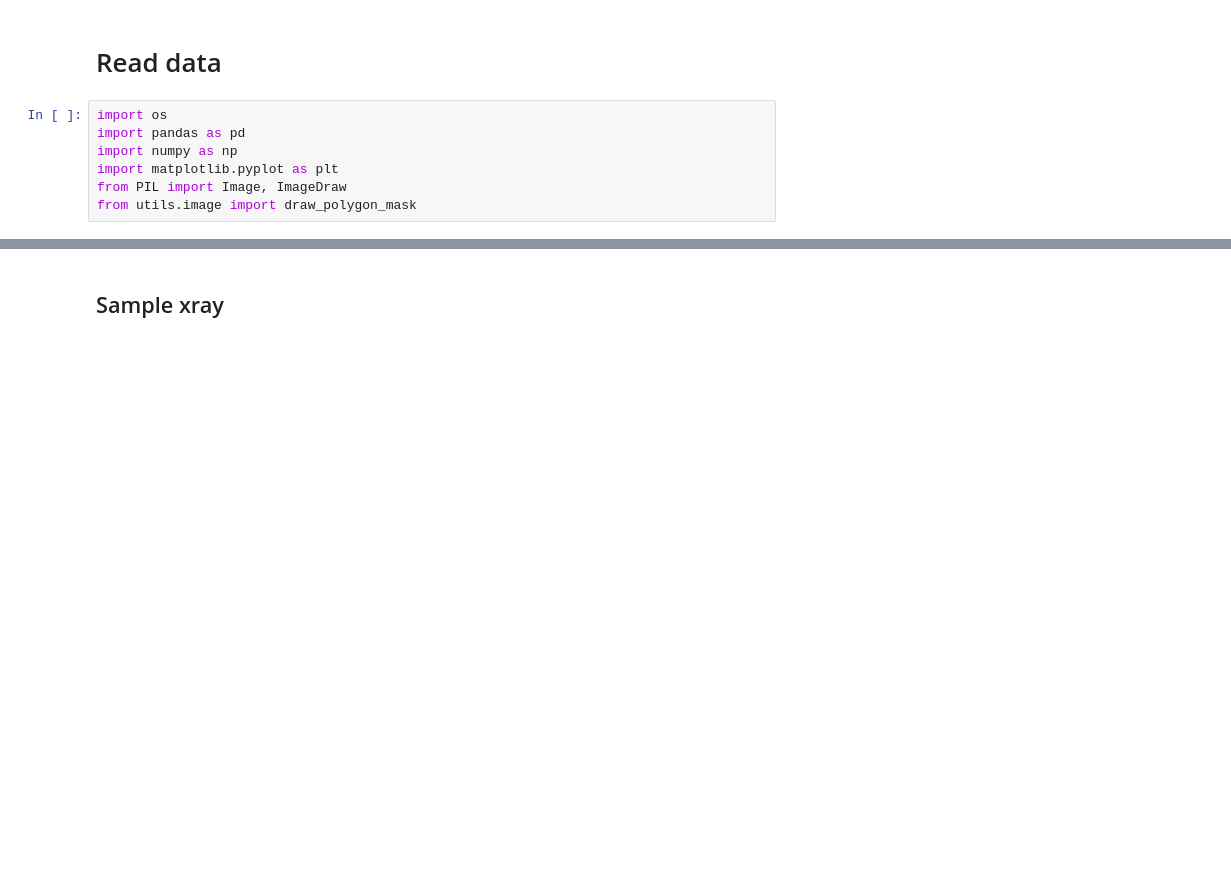
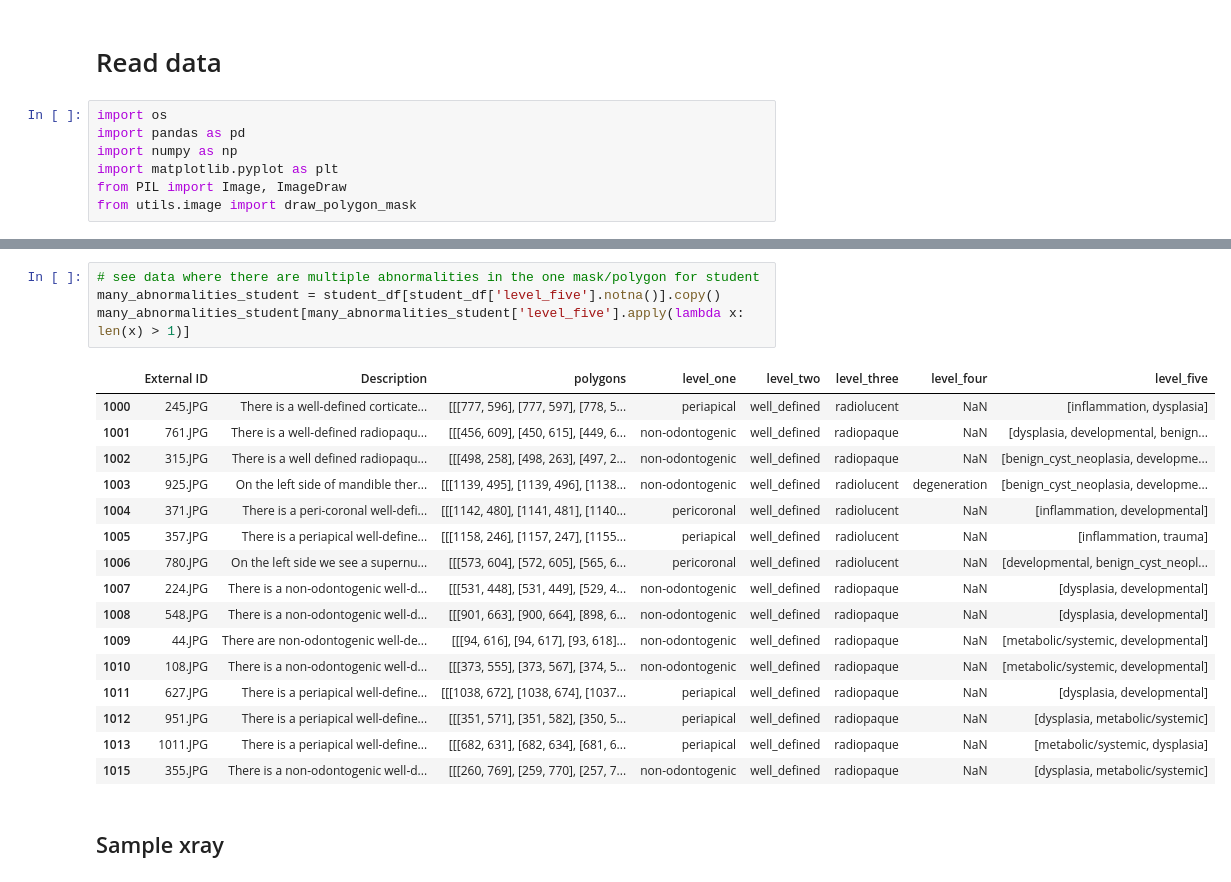
Before and after one commit to sopmacvan/tdd-model, a Jupyter notebook: main.ipynb, the cells around one changed output, grey strips where cells are left out. Saved outputs shown, nothing was run; the diff lists cells and outputs as text; blank space fills up the shorter version.

```diff
--- a/main.ipynb
+++ b/main.ipynb
@@ -72,3 +71,24 @@ expert_df[expert_df['len_polygons'] != expert_df['len_abnormalities']]
+# %%
+# see data where there are multiple abnormalities in the one mask/polygon for student
+many_abnormalities_student = student_df[student_df['level_five'].notna()].copy()
+many_abnormalities_student[many_abnormalities_student['level_five'].apply(lambda x: len(x) > 1)]
+# %% [output]
+|  | External ID | Description | polygons | level_one | level_two | level_three | level_four | level_five |
+| 1000 | 245.JPG | There is a well-defined corticate... | [[[777, 596], [777, 597], [778, 5... | periapical | well_defined | radiolucent | NaN | [inflammation, dysplasia] |
+| 1001 | 761.JPG | There is a well-defined radiopaqu... | [[[456, 609], [450, 615], [449, 6... | non-odontogenic | well_defined | radiopaque | NaN | [dysplasia, developmental, benign... |
+| 1002 | 315.JPG | There is a well defined radiopaqu... | [[[498, 258], [498, 263], [497, 2... | non-odontogenic | well_defined | radiopaque | NaN | [benign_cyst_neoplasia, developme... |
+| 1003 | 925.JPG | On the left side of mandible ther... | [[[1139, 495], [1139, 496], [1138... | non-odontogenic | well_defined | radiolucent | degeneration | [benign_cyst_neoplasia, developme... |
+| 1004 | 371.JPG | There is a peri-coronal well-defi... | [[[1142, 480], [1141, 481], [1140... | pericoronal | well_defined | radiolucent | NaN | [inflammation, developmental] |
+| 1005 | 357.JPG | There is a periapical well-define... | [[[1158, 246], [1157, 247], [1155... | periapical | well_defined | radiolucent | NaN | [inflammation, trauma] |
+| 1006 | 780.JPG | On the left side we see a supernu... | [[[573, 604], [572, 605], [565, 6... | pericoronal | well_defined | radiolucent | NaN | [developmental, benign_cyst_neopl... |
+| 1007 | 224.JPG | There is a non-odontogenic well-d... | [[[531, 448], [531, 449], [529, 4... | non-odontogenic | well_defined | radiopaque | NaN | [dysplasia, developmental] |
+| 1008 | 548.JPG | There is a non-odontogenic well-d... | [[[901, 663], [900, 664], [898, 6... | non-odontogenic | well_defined | radiopaque | NaN | [dysplasia, developmental] |
+| 1009 | 44.JPG | There are non-odontogenic well-de... | [[[94, 616], [94, 617], [93, 618]... | non-odontogenic | well_defined | radiopaque | NaN | [metabolic/systemic, developmental] |
+| 1010 | 108.JPG | There is a non-odontogenic well-d... | [[[373, 555], [373, 567], [374, 5... | non-odontogenic | well_defined | radiopaque | NaN | [metabolic/systemic, developmental] |
+| 1011 | 627.JPG | There is a periapical well-define... | [[[1038, 672], [1038, 674], [1037... | periapical | well_defined | radiopaque | NaN | [dysplasia, developmental] |
+| 1012 | 951.JPG | There is a periapical well-define... | [[[351, 571], [351, 582], [350, 5... | periapical | well_defined | radiopaque | NaN | [dysplasia, metabolic/systemic] |
+| 1013 | 1011.JPG | There is a periapical well-define... | [[[682, 631], [682, 634], [681, 6... | periapical | well_defined | radiopaque | NaN | [metabolic/systemic, dysplasia] |
+| 1015 | 355.JPG | There is a non-odontogenic well-d... | [[[260, 769], [259, 770], [257, 7... | non-odontogenic | well_defined | radiopaque | NaN | [dysplasia, metabolic/systemic] |
 # %% [markdown]
 ## Sample xray
 # %%
```
Also changed, not shown: parts of 6 cells of this notebook, 1 other file.
